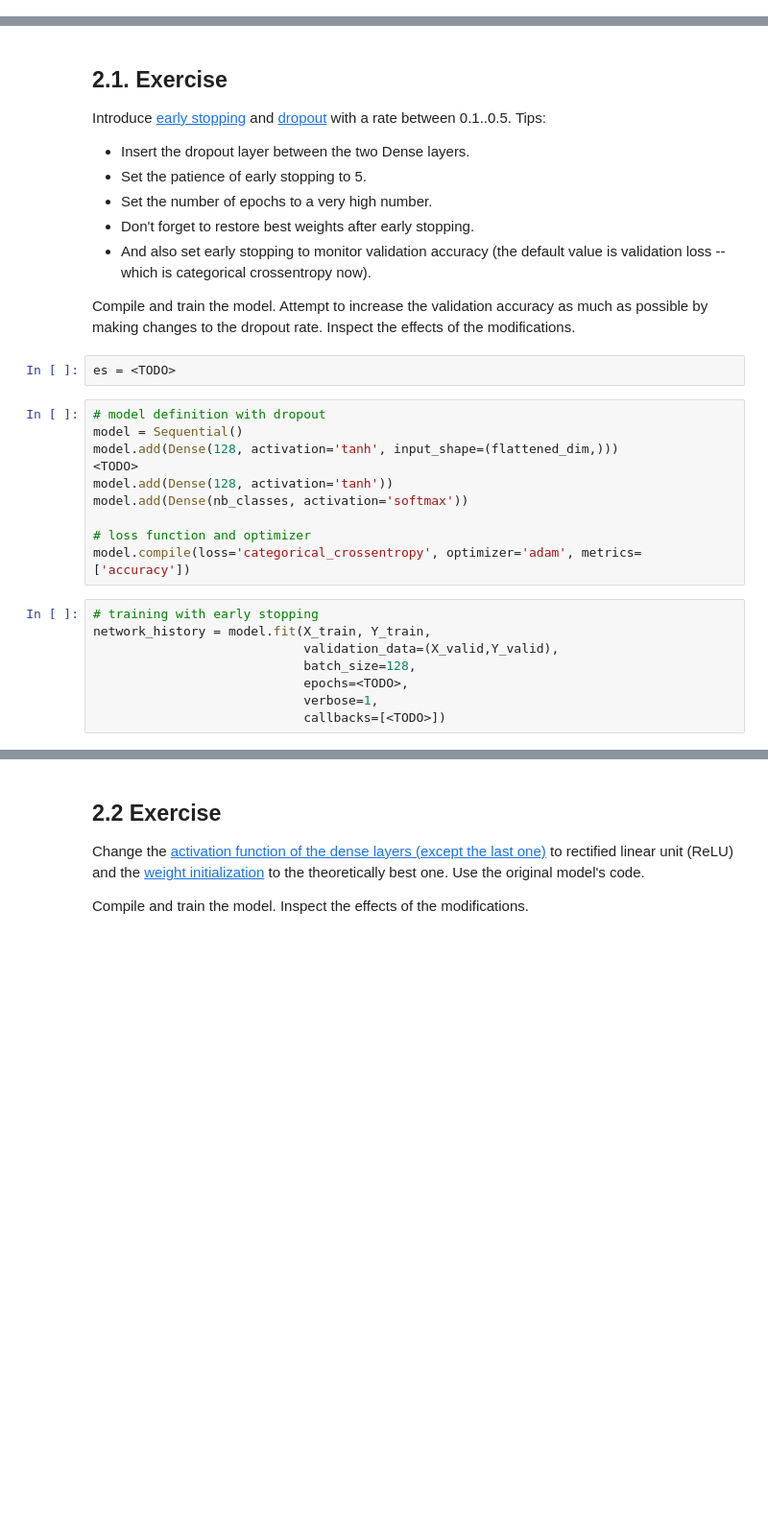
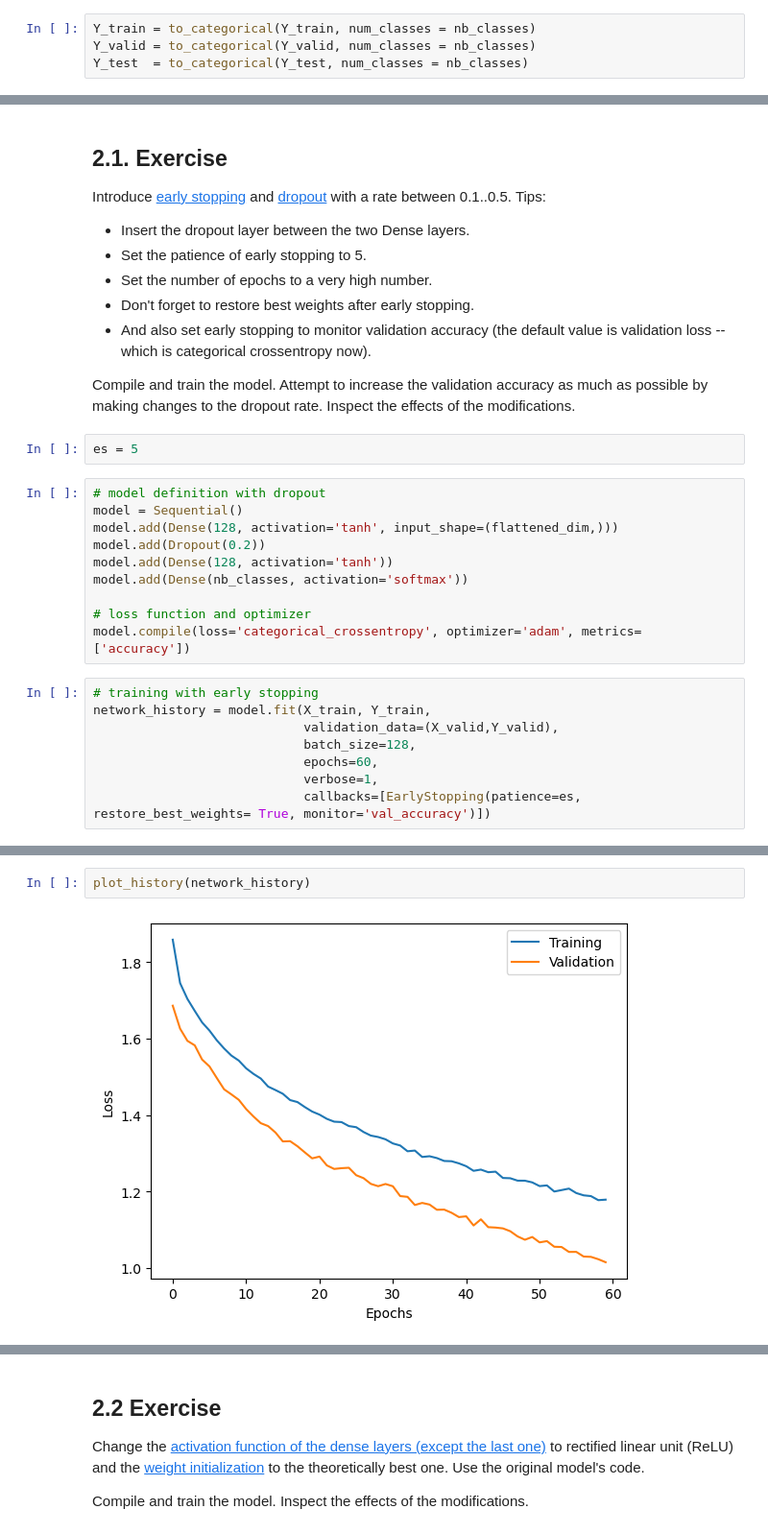
Before and after one commit to ntran4869/deep-learning-assignment3, a Jupyter notebook: nguyentran_assesment3.ipynb, the cells around one changed output, grey strips where cells are left out. Shown at 96% size. Saved outputs shown, nothing was run; the diff lists cells and outputs as text; blank space fills up the shorter version.

```diff
--- a/nguyentran_assesment3.ipynb
+++ b/nguyentran_assesment3.ipynb
@@ -158,3 +165,7 @@ Y_test  = <TODO>
+# %%
+Y_train = to_categorical(Y_train, num_classes = nb_classes)
+Y_valid = to_categorical(Y_valid, num_classes = nb_classes)
+Y_test  = to_categorical(Y_test, num_classes = nb_classes)
 # %% [markdown]
 ## Final check of data preparation
 Now, lets check the shapes and mean and standard deviation of the training, validation and test data.
@@ -240,12 +320,12 @@ Introduce [early stopping](https://www.tensorflow.org/api_docs/python/tf/keras/c
 
 Compile and train the model. Attempt to increase the validation accuracy as much as possible by making changes to the dropout rate. Inspect the effects of the modifications.
 # %%
-es = <TODO>
+es = 5
 # %%
 # model definition with dropout
 model = Sequential()
 model.add(Dense(128, activation='tanh', input_shape=(flattened_dim,)))
-<TODO>
+model.add(Dropout(0.2))
 model.add(Dense(128, activation='tanh'))
 model.add(Dense(nb_classes, activation='softmax'))
 
@@ -256,6 +336,6 @@ model.compile(loss='categorical_crossentropy', optimizer='adam', metrics=['accur
 network_history = model.fit(X_train, Y_train,
                             validation_data=(X_valid,Y_valid),
                             batch_size=128,
-                            epochs=<TODO>,
+                            epochs=60,
                             verbose=1,
-                            callbacks=[<TODO>])
+                            callbacks=[EarlyStopping(patience=es, restore_best_weights= True, monitor='val_accuracy')])
@@ -261,0 +360,4 @@ network_history = model.fit(X_train, Y_train,
+# %%
+plot_history(network_history)
+# %% [output]
+[figure, added]
```
Also changed, not shown: parts of 28 cells of this notebook.
